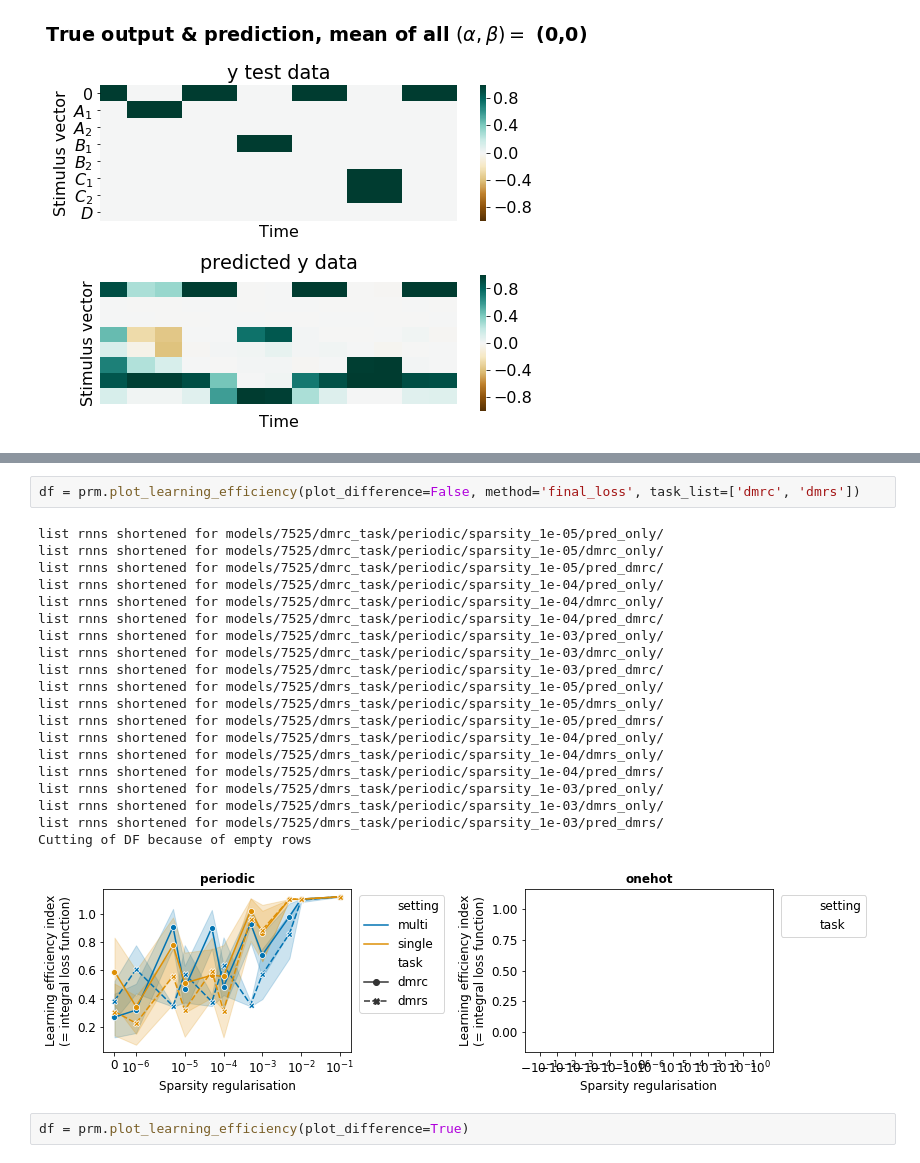
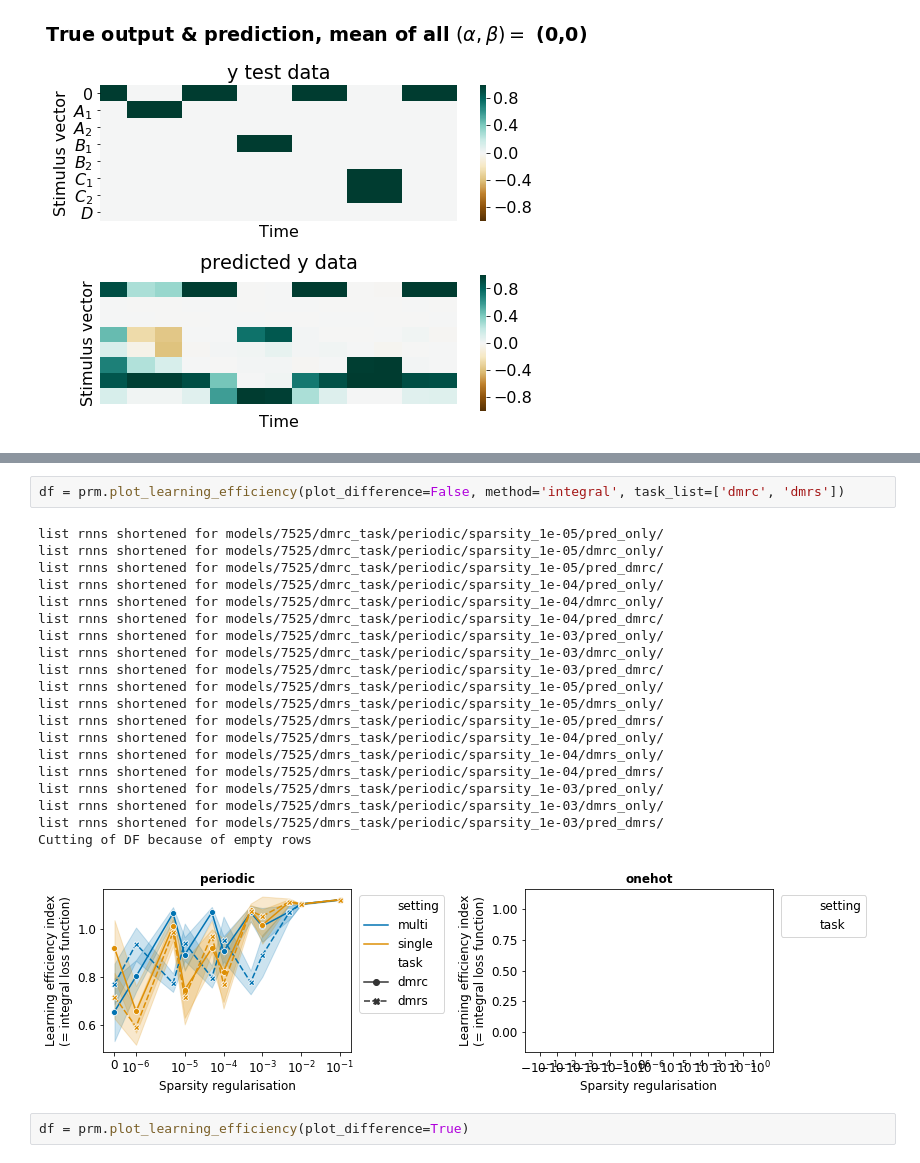
Before and after one commit to vdplasthijs/eavesdropping, a Jupyter notebook: multitasking learning for recurrent nets.ipynb, the cells around one changed output, grey strips where cells are left out. Drawn from its saved outputs; the diff is of its cells as text.

```diff
--- a/multitasking learning for recurrent nets.ipynb
+++ b/multitasking learning for recurrent nets.ipynb
@@ -293,26 +251,26 @@ prm.plot_effect_eavesdropping_learning(task='dmc', ratio_exp_str='7525', nature_
 # %%
-df = prm.plot_learning_efficiency(plot_difference=False, method='final_loss', task_list=['dmrc', 'dmrs'])
+df = prm.plot_learning_efficiency(plot_difference=False, method='integral', task_list=['dmrc', 'dmrs'])
 # %% [output]
 list rnns shortened for models/7525/dmrc_task/periodic/sparsity_1e-05/pred_only/
 list rnns shortened for models/7525/dmrc_task/periodic/sparsity_1e-05/dmrc_only/
 list rnns shortened for models/7525/dmrc_task/periodic/sparsity_1e-05/pred_dmrc/
 list rnns shortened for models/7525/dmrc_task/periodic/sparsity_1e-04/pred_only/
 list rnns shortened for models/7525/dmrc_task/periodic/sparsity_1e-04/dmrc_only/
 list rnns shortened for models/7525/dmrc_task/periodic/sparsity_1e-04/pred_dmrc/
 list rnns shortened for models/7525/dmrc_task/periodic/sparsity_1e-03/pred_only/
 list rnns shortened for models/7525/dmrc_task/periodic/sparsity_1e-03/dmrc_only/
 list rnns shortened for models/7525/dmrc_task/periodic/sparsity_1e-03/pred_dmrc/
 list rnns shortened for models/7525/dmrs_task/periodic/sparsity_1e-05/pred_only/
 list rnns shortened for models/7525/dmrs_task/periodic/sparsity_1e-05/dmrs_only/
 list rnns shortened for models/7525/dmrs_task/periodic/sparsity_1e-05/pred_dmrs/
 list rnns shortened for models/7525/dmrs_task/periodic/sparsity_1e-04/pred_only/
 list rnns shortened for models/7525/dmrs_task/periodic/sparsity_1e-04/dmrs_only/
 list rnns shortened for models/7525/dmrs_task/periodic/sparsity_1e-04/pred_dmrs/
 list rnns shortened for models/7525/dmrs_task/periodic/sparsity_1e-03/pred_only/
 list rnns shortened for models/7525/dmrs_task/periodic/sparsity_1e-03/dmrs_only/
 list rnns shortened for models/7525/dmrs_task/periodic/sparsity_1e-03/pred_dmrs/
 Cutting of DF because of empty rows
-[figure, old version]
+[figure, new version]
 # %%
 df = prm.plot_learning_efficiency(plot_difference=True)
 # %% [output]
```
Also changed, not shown: parts of 31 cells of this notebook, 3 other files.
